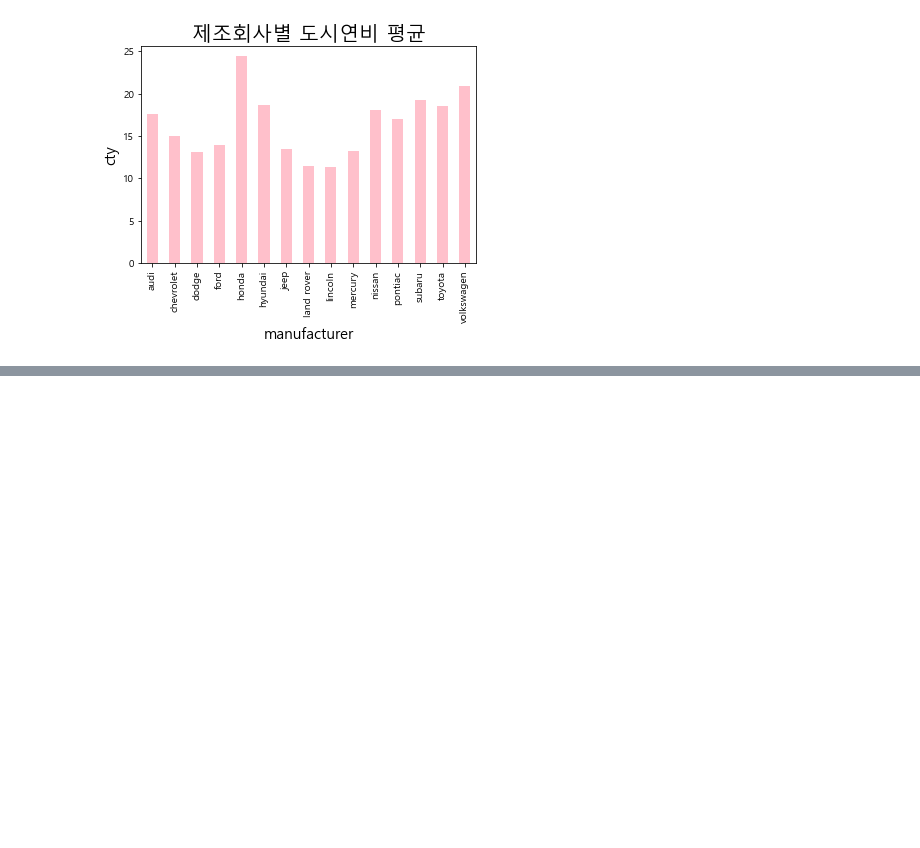
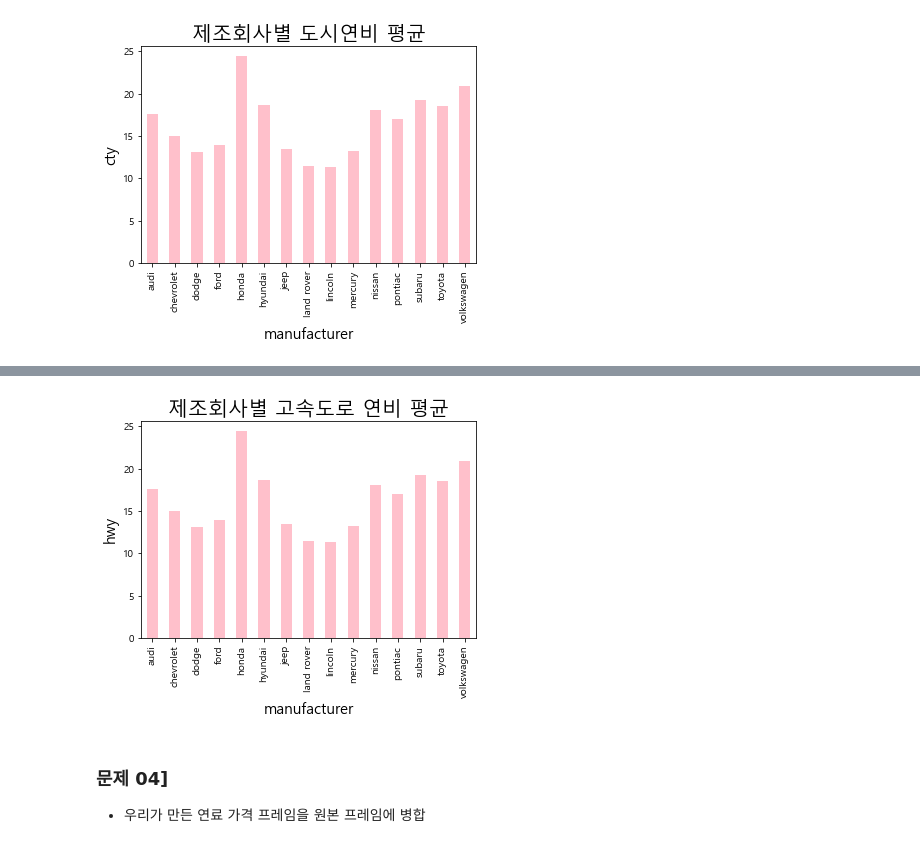
Before and after one commit to dhdmsdud/TIL, a Jupyter notebook: MachinLearning/Visualization[car_mpg].ipynb, the cells around one changed output, grey strips where cells are left out. Drawn from its saved outputs; the diff is of its cells as text; code cells hidden in the pictures; blank space fills up the shorter version.

```diff
--- a/MachinLearning/Visualization[car_mpg].ipynb
+++ b/MachinLearning/Visualization[car_mpg].ipynb
@@ -191,0 +193,15 @@ Name: hwy, dtype: float64
+# %%
+fig = plt.figure()
+
+manu.plot(kind='bar', color='pink')
+plt.title('제조회사별 고속도로 연비 평균', size=20)
+plt.xlabel('manufacturer', size=15)
+plt.ylabel('hwy', size=15)
+
+plt.show()
+plt.close()
+# %% [output]
+[figure, added]
+# %% [markdown]
+### 문제 04]
+- 우리가 만든 연료 가격 프레임을 원본 프레임에 병합
```
Also changed, not shown: parts of 27 cells of this notebook.
